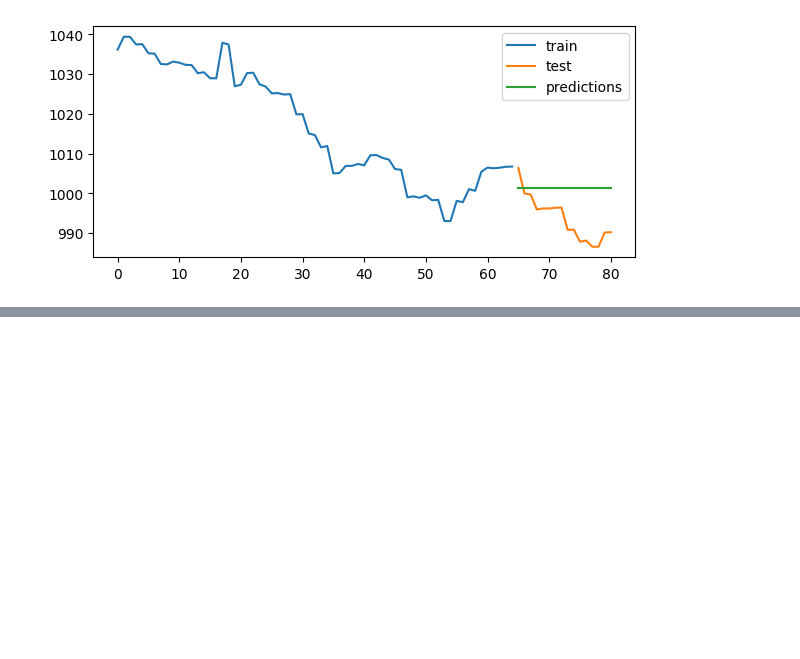
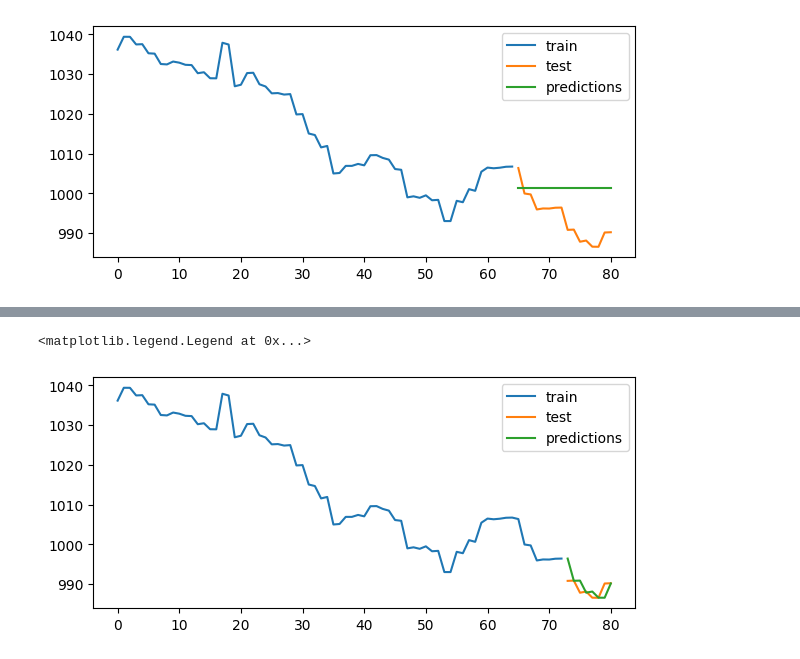
Before and after one commit to trevorZhanTian/Body-Movement-Prediction-with-Time-Series, a Jupyter notebook: main.ipynb, the cells around one changed output, grey strips where cells are left out. Drawn from its saved outputs; the diff is of its cells as text; code cells hidden in the pictures; blank space fills up the shorter version.

Commit message:
tried multi-step forecasting

```diff
--- a/main.ipynb
+++ b/main.ipynb
@@ -264,3 +246,25 @@ ax.legend()
+# %%
+from sklearn.linear_model import LinearRegression
+from sklearn.model_selection import train_test_split
+
+# Create target series and data splits
+X = right_knee_y_lag
+X = X.dropna()
+y = df['Right Knee y'].copy()
+y = make_multistep_target(df['Right Knee y'], steps=8).dropna()
+
+y, X = y.align(X, join='inner', axis=0)
+
+# Train on frames up to 72, test on frames 73-80, because the lag is 8
+split_point = 72
+
+X_train = X.loc[:split_point]
+X_test = X.loc[split_point+1:]
+y_train = y.loc[:split_point]
+y_test = y.loc[split_point+1:]
+
+model = LinearRegression()
+model.fit(X_train, y_train)
 # %%
 from sklearn.multioutput import MultiOutputRegressor
 from xgboost import XGBRegressor
@@ -287,0 +277,10 @@ plt.show()
+# %%
+predictions_73_80 = pd.Series(dtype=float, name='Right Knee y')
+
+for target_frame in range(73, 81):
+    source_frame = target_frame - 8  # 8 steps back
+    if source_frame in X_train.index:
+        predictions_73_80[target_frame] = y_fit.loc[source_frame, 'y_step_8']
+
+print("Predictions for frames 73-80:")
+print(predictions_73_80)
@@ -287,0 +298,9 @@ plt.show()
+# %%
+fig, ax = plt.subplots(figsize=(7, 3))
+df['Right Knee y'].loc[:72].plot(ax=ax, label='train')
+df['Right Knee y'].loc[73:80].plot(ax=ax, label='test')
+predictions_73_80.plot(ax=ax, label='predictions')
+ax.legend()
+# %% [output]
+<matplotlib.legend.Legend at 0x...>
+[figure, added]
```
Also changed, not shown: parts of 10 cells of this notebook.
